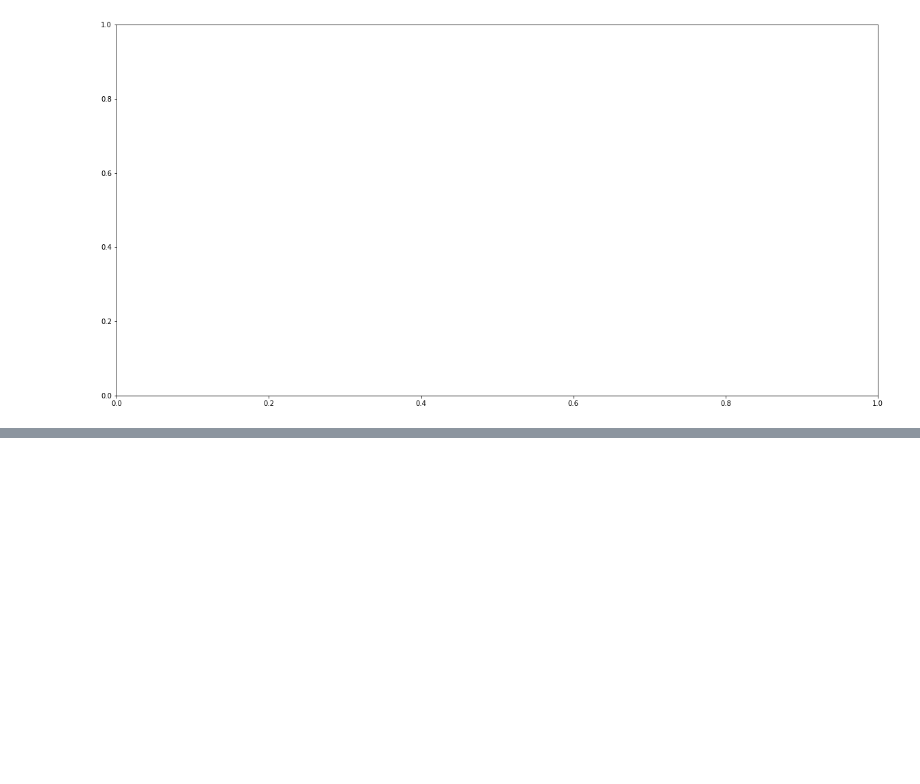
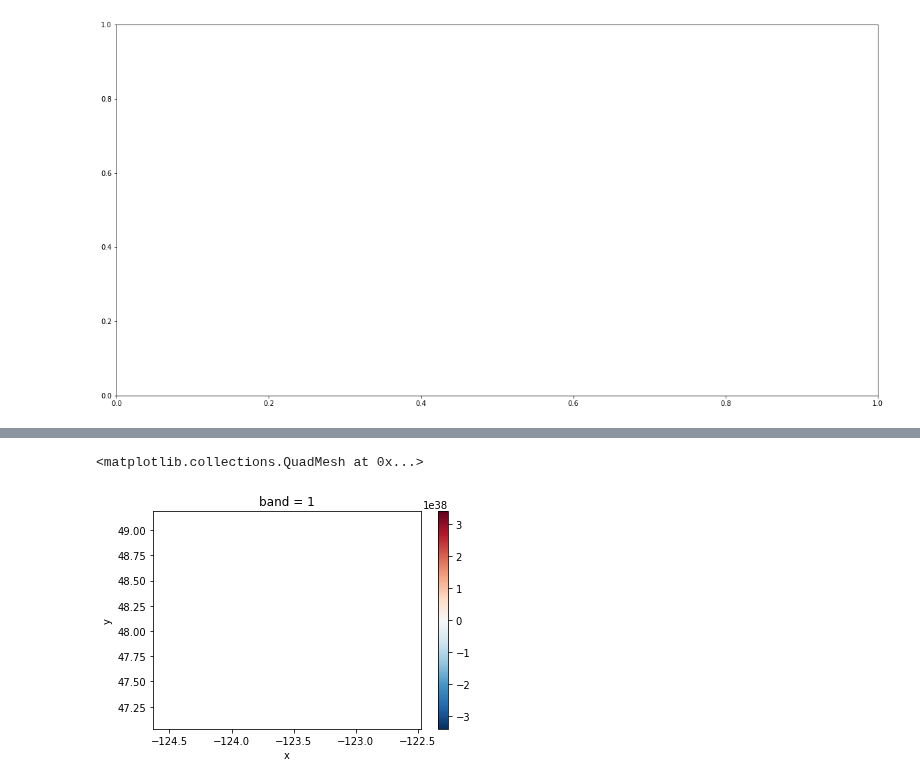
Before and after one commit to mariannecowherd/pe_snow_fires, a Jupyter notebook: scripts/swe_reanalysis.ipynb, the cells around one changed output, grey strips where cells are left out. Cells and saved outputs as stored; diff of their text form; code cells hidden in the pictures; blank space fills up the shorter version.

```diff
--- a/scripts/swe_reanalysis.ipynb
+++ b/scripts/swe_reanalysis.ipynb
@@ -180,0 +286,11 @@ range(90, 200, 10)
+# %%
+
+fri = xr.open_rasterio('/users/marianne/desktop/fri_west.tif')
+# %%
+ds =fri[:,1000:9000,1000:9000]
+#fri.where(fri>=100).squeeze().plot.imshow(cmap="hot_r")
+# %%
+ds.plot()
+# %% [output]
+<matplotlib.collections.QuadMesh at 0x...>
+[figure, added]
```
Also changed, not shown: parts of 16 cells of this notebook, 1 other file.
